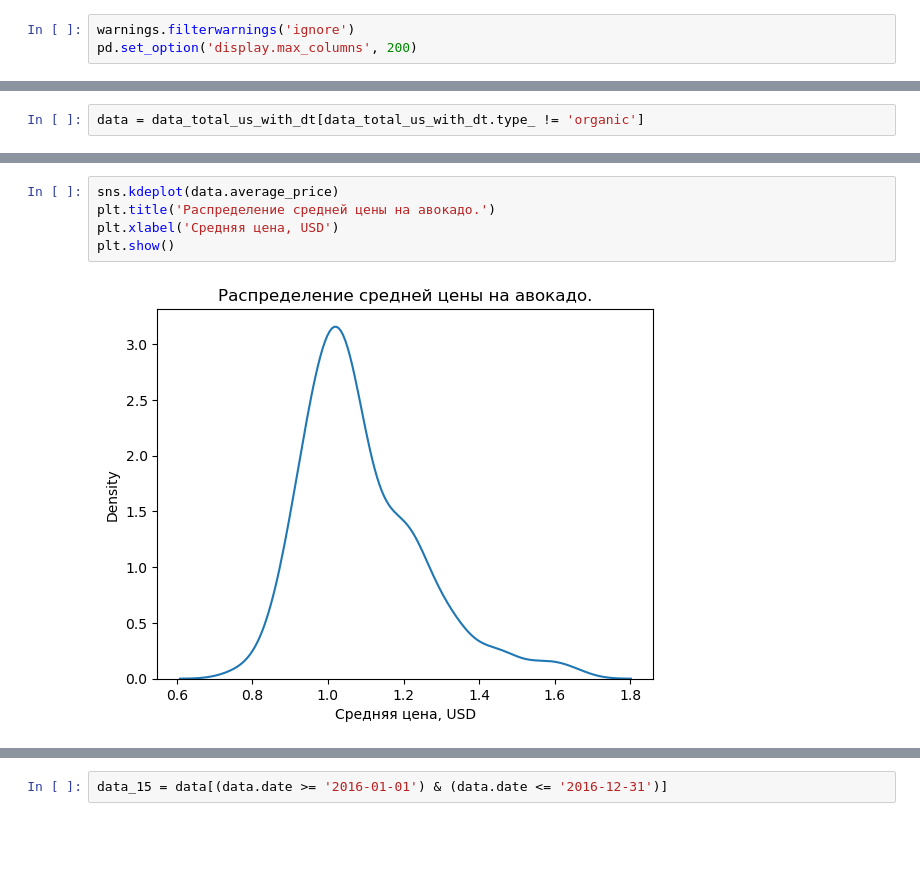
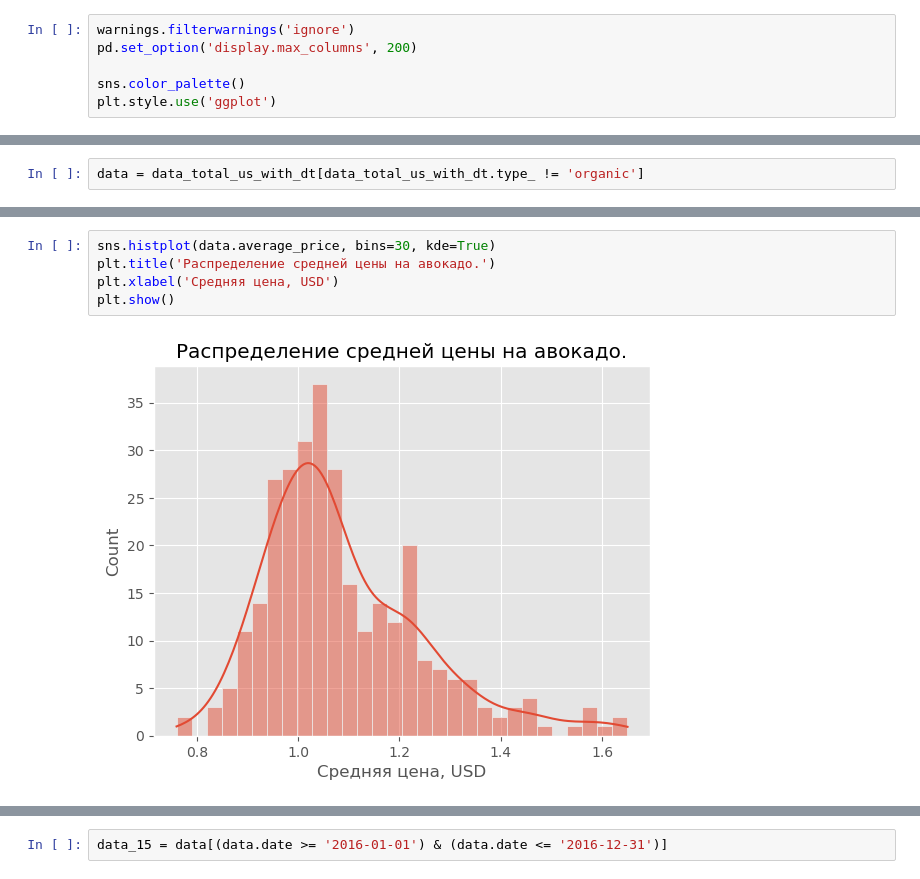
Before and after one commit to macht1212/Avocado_sales, a Jupyter notebook: Avocado sales 2015 - 2021.ipynb, the cells around one changed output, grey strips where cells are left out. Drawn from its saved outputs; the diff is of its cells as text; blank space fills up the shorter version.

```diff
--- a/Avocado sales 2015 - 2021.ipynb
+++ b/Avocado sales 2015 - 2021.ipynb
@@ -37,6 +37,9 @@ from sklearn.preprocessing import Normalizer, StandardScaler
 # %%
 warnings.filterwarnings('ignore')
 pd.set_option('display.max_columns', 200)
+
+sns.color_palette()
+plt.style.use('ggplot')
 # %% [markdown]
 ## Гипотезы:
 1. В зимний период средняя цена авокадо выше (или меньше), чем в летний (зимний период: ноябрь - март, летний период: май - сентябрь).
@@ -123,10 +132,10 @@ plt.show()
 # %%
-sns.kdeplot(data.average_price)
+sns.histplot(data.average_price, bins=30, kde=True)
 plt.title('Распределение средней цены на авокадо.')
 plt.xlabel('Средняя цена, USD')
 plt.show()
 # %% [output]
-[figure, old version]
+[figure, new version]
 # %%
 plt.plot(data.date, data.total_volume)
 plt.title('Динамика продаж авокадо по годам.')
```
Also changed, not shown: parts of 39 cells of this notebook.
